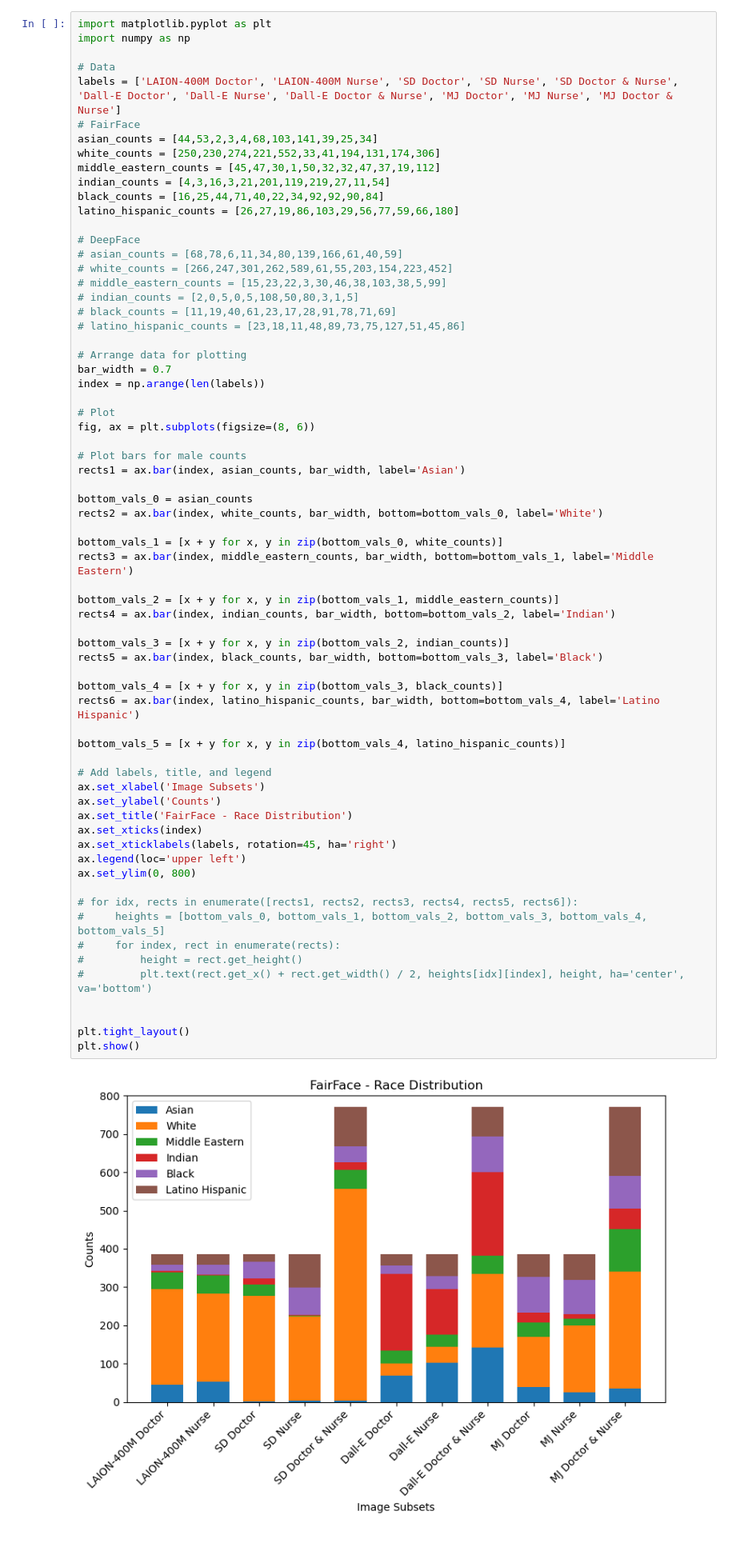
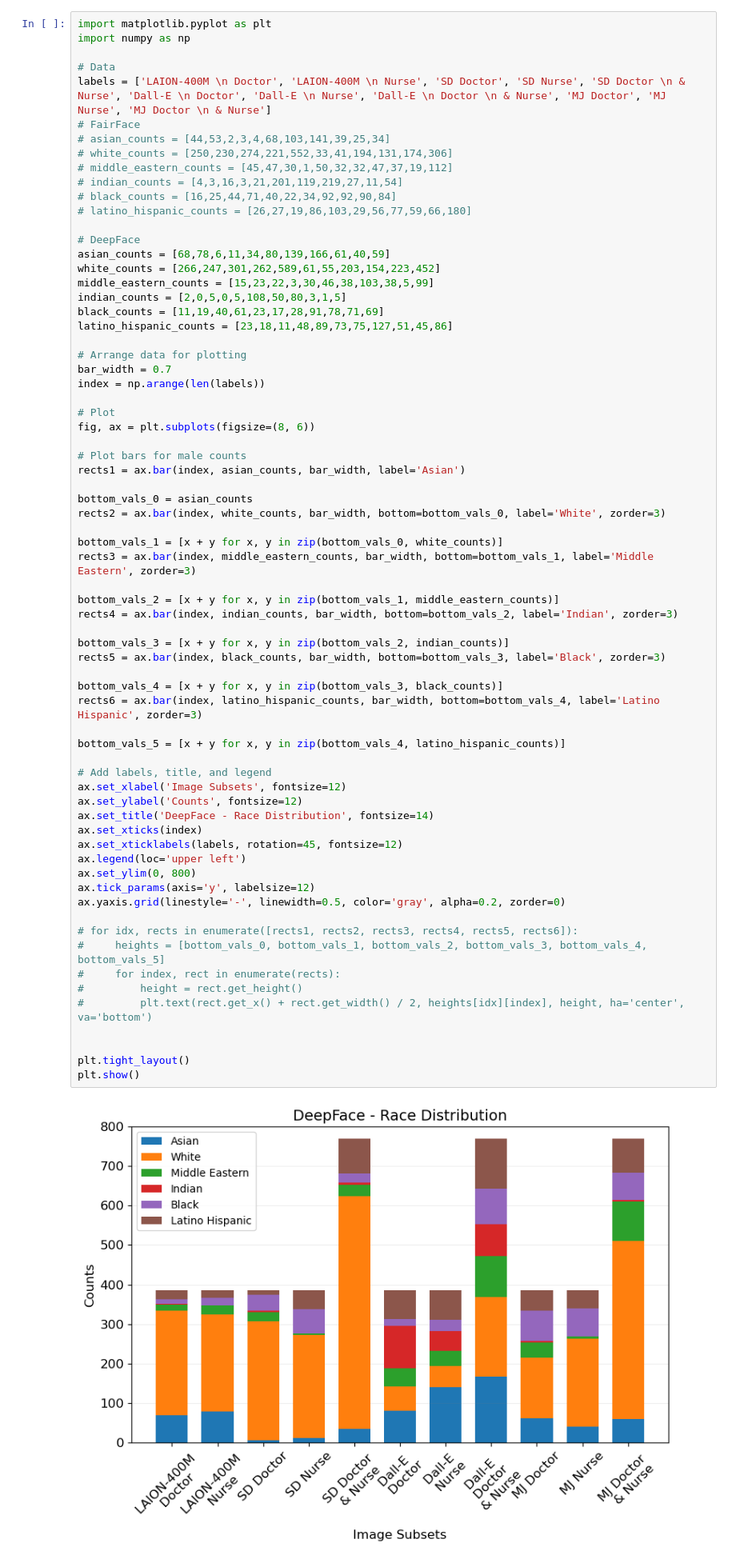
Before and after one commit to Jer0me123/FYP, a Jupyter notebook: Testing/FYP - FullPipeline.ipynb, the cells around one changed output. Shown at 80% size. Saved outputs shown, nothing was run; the diff lists cells and outputs as text.

```diff
--- a/Testing/FYP - FullPipeline.ipynb
+++ b/Testing/FYP - FullPipeline.ipynb
@@ -1997,22 +1999,22 @@ import matplotlib.pyplot as plt
 import numpy as np
 
 # Data
-labels = ['LAION-400M Doctor', 'LAION-400M Nurse', 'SD Doctor', 'SD Nurse', 'SD Doctor & Nurse', 'Dall-E Doctor', 'Dall-E Nurse', 'Dall-E Doctor & Nurse', 'MJ Doctor', 'MJ Nurse', 'MJ Doctor & Nurse']
+labels = ['LAION-400M \n Doctor', 'LAION-400M \n Nurse', 'SD Doctor', 'SD Nurse', 'SD Doctor \n & Nurse', 'Dall-E \n Doctor', 'Dall-E \n Nurse', 'Dall-E \n Doctor \n & Nurse', 'MJ Doctor', 'MJ Nurse', 'MJ Doctor \n & Nurse']
 # FairFace
-asian_counts = [44,53,2,3,4,68,103,141,39,25,34]
-white_counts = [250,230,274,221,552,33,41,194,131,174,306]
-middle_eastern_counts = [45,47,30,1,50,32,32,47,37,19,112]
-indian_counts = [4,3,16,3,21,201,119,219,27,11,54]
-black_counts = [16,25,44,71,40,22,34,92,92,90,84]
-latino_hispanic_counts = [26,27,19,86,103,29,56,77,59,66,180]
+# asian_counts = [44,53,2,3,4,68,103,141,39,25,34]
+# white_counts = [250,230,274,221,552,33,41,194,131,174,306]
+# middle_eastern_counts = [45,47,30,1,50,32,32,47,37,19,112]
+# indian_counts = [4,3,16,3,21,201,119,219,27,11,54]
+# black_counts = [16,25,44,71,40,22,34,92,92,90,84]
+# latino_hispanic_counts = [26,27,19,86,103,29,56,77,59,66,180]
 
 # DeepFace
-# asian_counts = [68,78,6,11,34,80,139,166,61,40,59]
-# white_counts = [266,247,301,262,589,61,55,203,154,223,452]
-# middle_eastern_counts = [15,23,22,3,30,46,38,103,38,5,99]
-# indian_counts = [2,0,5,0,5,108,50,80,3,1,5]
-# black_counts = [11,19,40,61,23,17,28,91,78,71,69]
-# latino_hispanic_counts = [23,18,11,48,89,73,75,127,51,45,86]
+asian_counts = [68,78,6,11,34,80,139,166,61,40,59]
+white_counts = [266,247,301,262,589,61,55,203,154,223,452]
+middle_eastern_counts = [15,23,22,3,30,46,38,103,38,5,99]
+indian_counts = [2,0,5,0,5,108,50,80,3,1,5]
+black_counts = [11,19,40,61,23,17,28,91,78,71,69]
+latino_hispanic_counts = [23,18,11,48,89,73,75,127,51,45,86]
 
 # Arrange data for plotting
 bar_width = 0.7
@@ -2024,43 +2026,45 @@ fig, ax = plt.subplots(figsize=(8, 6))
 # Plot bars for male counts
 rects1 = ax.bar(index, asian_counts, bar_width, label='Asian')
 
 bottom_vals_0 = asian_counts
-rects2 = ax.bar(index, white_counts, bar_width, bottom=bottom_vals_0, label='White')
+rects2 = ax.bar(index, white_counts, bar_width, bottom=bottom_vals_0, label='White', zorder=3)
 
 bottom_vals_1 = [x + y for x, y in zip(bottom_vals_0, white_counts)]
-rects3 = ax.bar(index, middle_eastern_counts, bar_width, bottom=bottom_vals_1, label='Middle Eastern')
+rects3 = ax.bar(index, middle_eastern_counts, bar_width, bottom=bottom_vals_1, label='Middle Eastern', zorder=3)
 
 bottom_vals_2 = [x + y for x, y in zip(bottom_vals_1, middle_eastern_counts)]
-rects4 = ax.bar(index, indian_counts, bar_width, bottom=bottom_vals_2, label='Indian')
+rects4 = ax.bar(index, indian_counts, bar_width, bottom=bottom_vals_2, label='Indian', zorder=3)
 
 bottom_vals_3 = [x + y for x, y in zip(bottom_vals_2, indian_counts)]
-rects5 = ax.bar(index, black_counts, bar_width, bottom=bottom_vals_3, label='Black')
+rects5 = ax.bar(index, black_counts, bar_width, bottom=bottom_vals_3, label='Black', zorder=3)
 
 bottom_vals_4 = [x + y for x, y in zip(bottom_vals_3, black_counts)]
-rects6 = ax.bar(index, latino_hispanic_counts, bar_width, bottom=bottom_vals_4, label='Latino Hispanic')
+rects6 = ax.bar(index, latino_hispanic_counts, bar_width, bottom=bottom_vals_4, label='Latino Hispanic', zorder=3)
 
 bottom_vals_5 = [x + y for x, y in zip(bottom_vals_4, latino_hispanic_counts)]
 
 # Add labels, title, and legend
-ax.set_xlabel('Image Subsets')
-ax.set_ylabel('Counts')
-ax.set_title('FairFace - Race Distribution')
+ax.set_xlabel('Image Subsets', fontsize=12)
+ax.set_ylabel('Counts', fontsize=12)
+ax.set_title('DeepFace - Race Distribution', fontsize=14)
 ax.set_xticks(index)
-ax.set_xticklabels(labels, rotation=45, ha='right')
+ax.set_xticklabels(labels, rotation=45, fontsize=12)
 ax.legend(loc='upper left')
 ax.set_ylim(0, 800)
+ax.tick_params(axis='y', labelsize=12)
+ax.yaxis.grid(linestyle='-', linewidth=0.5, color='gray', alpha=0.2, zorder=0)
 
 # for idx, rects in enumerate([rects1, rects2, rects3, rects4, rects5, rects6]):
 #     heights = [bottom_vals_0, bottom_vals_1, bottom_vals_2, bottom_vals_3, bottom_vals_4, bottom_vals_5]
 #     for index, rect in enumerate(rects):
 #         height = rect.get_height()
 #         plt.text(rect.get_x() + rect.get_width() / 2, heights[idx][index], height, ha='center', va='bottom')
 
 
 plt.tight_layout()
 plt.show()
 # %% [output]
-[figure, old version]
+[figure, new version]
 # %%
 import matplotlib.pyplot as plt
 import numpy as np
```
Also changed, not shown: parts of 2 cells of this notebook, 3 other files.
